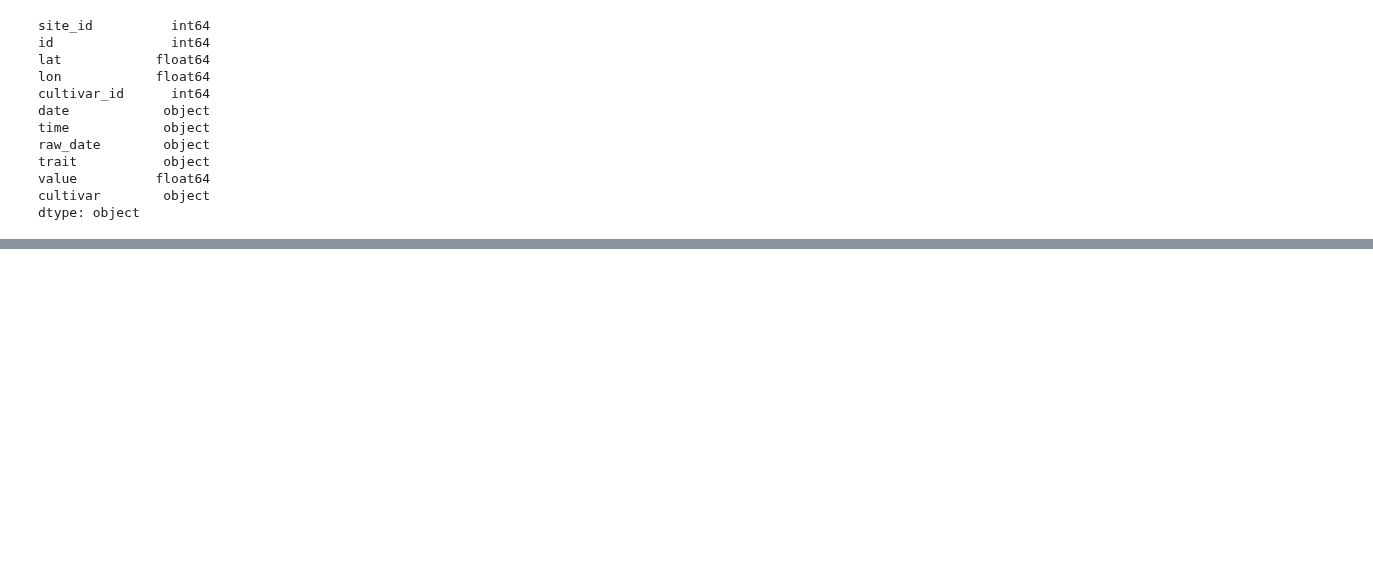
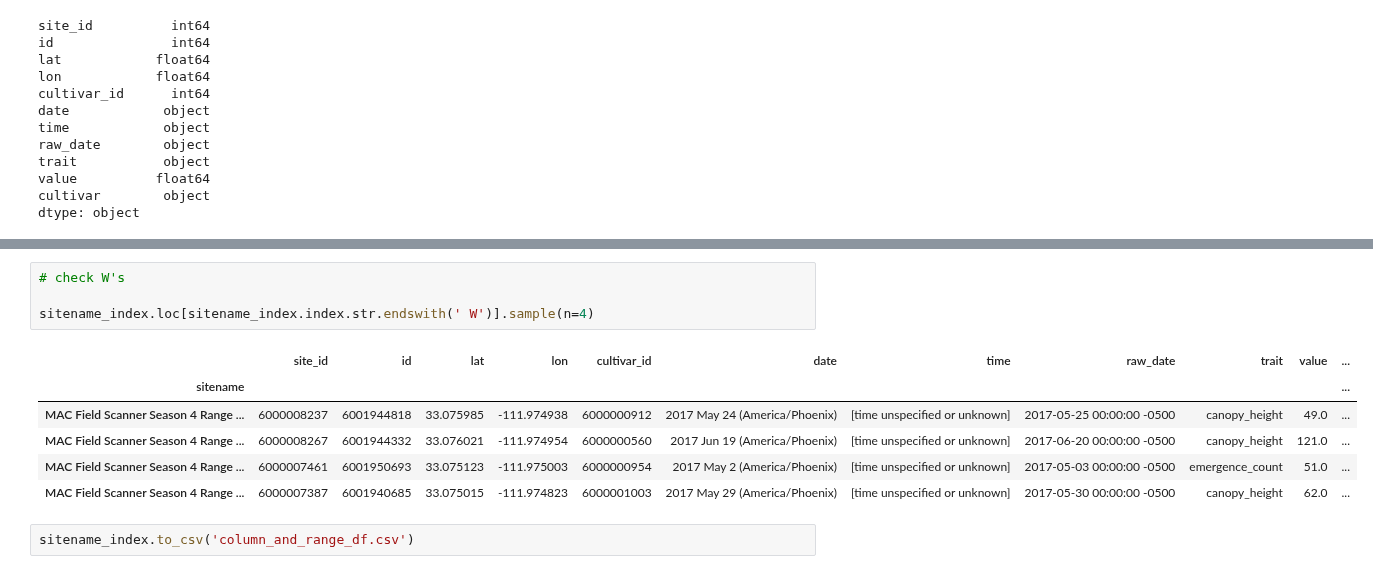
Before and after one commit to genophenoenvo/terraref-datasets, a Jupyter notebook: notebooks/season_4_pheno_table_2.ipynb, the cells around one changed output, grey strips where cells are left out. Saved outputs shown, nothing was run; the diff lists cells and outputs as text; blank space fills up the shorter version.

```diff
--- a/notebooks/season_4_pheno_table_2.ipynb
+++ b/notebooks/season_4_pheno_table_2.ipynb
@@ -117,0 +275,13 @@ dtype: object
+# %%
+# check W's
+
+sitename_index.loc[sitename_index.index.str.endswith(' W')].sample(n=4)
+# %% [output]
+|  | site_id | id | lat | lon | cultivar_id | date | time | raw_date | trait | value | ... |
+| sitename |  |  |  |  |  |  |  |  |  |  | ... |
+| MAC Field Scanner Season 4 Range ... | 6000008237 | 6001944818 | 33.075985 | -111.974938 | 6000000912 | 2017 May 24 (America/Phoenix) | [time unspecified or unknown] | 2017-05-25 00:00:00 -0500 | canopy_height | 49.0 | ... |
+| MAC Field Scanner Season 4 Range ... | 6000008267 | 6001944332 | 33.076021 | -111.974954 | 6000000560 | 2017 Jun 19 (America/Phoenix) | [time unspecified or unknown] | 2017-06-20 00:00:00 -0500 | canopy_height | 121.0 | ... |
+| MAC Field Scanner Season 4 Range ... | 6000007461 | 6001950693 | 33.075123 | -111.975003 | 6000000954 | 2017 May 2 (America/Phoenix) | [time unspecified or unknown] | 2017-05-03 00:00:00 -0500 | emergence_count | 51.0 | ... |
+| MAC Field Scanner Season 4 Range ... | 6000007387 | 6001940685 | 33.075015 | -111.974823 | 6000001003 | 2017 May 29 (America/Phoenix) | [time unspecified or unknown] | 2017-05-30 00:00:00 -0500 | canopy_height | 62.0 | ... |
+# %%
+sitename_index.to_csv('column_and_range_df.csv')
```
Also changed, not shown: parts of 15 cells of this notebook.
